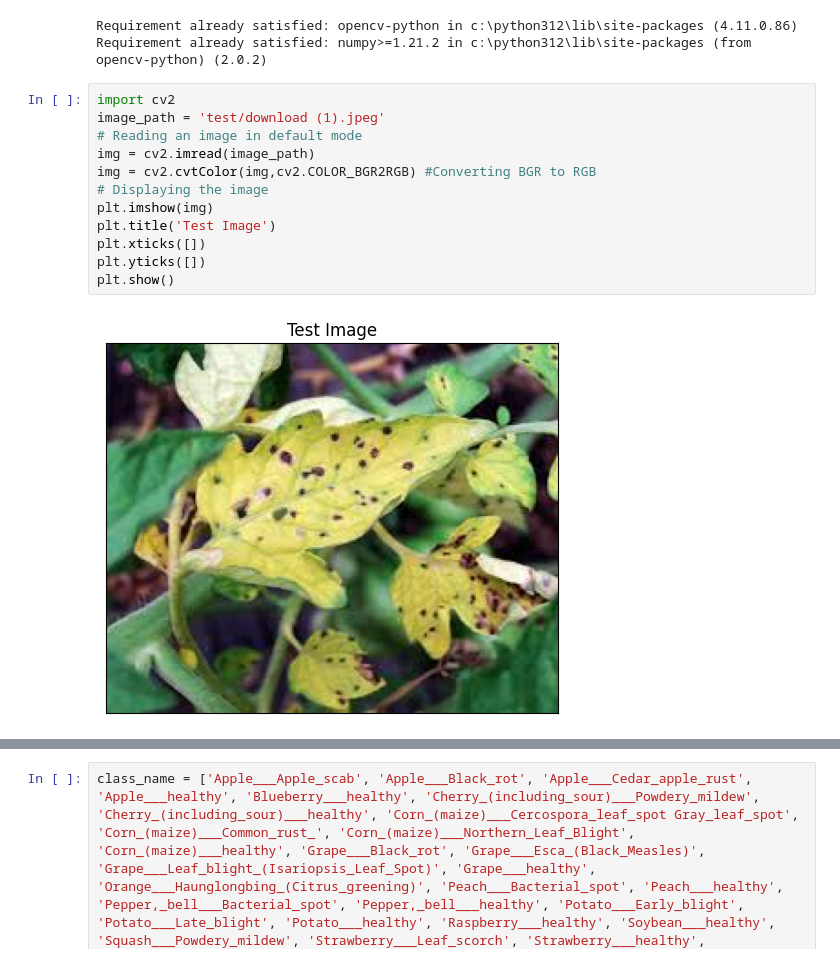
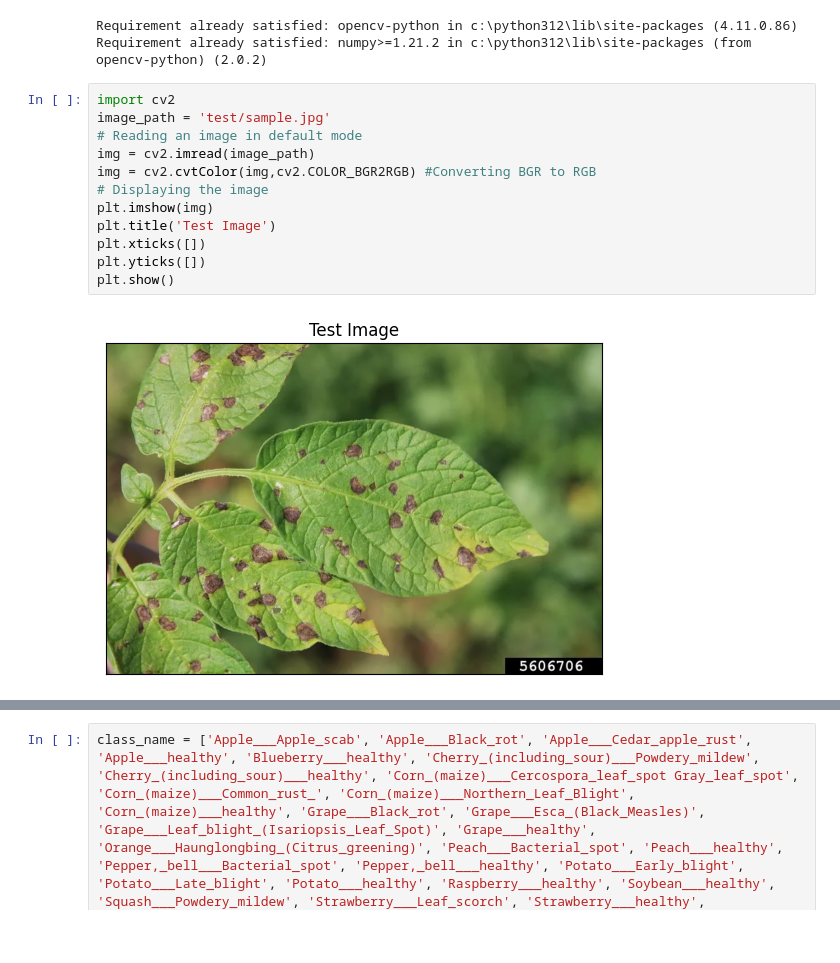
Before and after one commit to DanishVahora/leafcare, a Jupyter notebook: model_training/Plant_Disease_Dataset/Test_model.ipynb, the cells around one changed output, grey strips where cells are left out. Saved outputs shown, nothing was run; the diff lists cells and outputs as text; blank space fills up the shorter version.

```diff
--- a/model_training/Plant_Disease_Dataset/Test_model.ipynb
+++ b/model_training/Plant_Disease_Dataset/Test_model.ipynb
@@ -16,18 +16,18 @@ Requirement already satisfied: opencv-python in c:\python312\lib\site-packages (
 Requirement already satisfied: numpy>=1.21.2 in c:\python312\lib\site-packages (from opencv-python) (2.0.2)
 # %%
 import cv2
-image_path = 'test/download (1).jpeg'
+image_path = 'test/sample.jpg'
 # Reading an image in default mode
 img = cv2.imread(image_path)
 img = cv2.cvtColor(img,cv2.COLOR_BGR2RGB) #Converting BGR to RGB
 # Displaying the image
 plt.imshow(img)
 plt.title('Test Image')
 plt.xticks([])
 plt.yticks([])
 plt.show()
 # %% [output]
-[figure, old version]
+[figure, new version]
 # %%
 image = tf.keras.preprocessing.image.load_img(image_path,target_size=(128,128))
 input_arr = tf.keras.preprocessing.image.img_to_array(image)
```
Also changed, not shown: parts of 6 cells of this notebook, 26 other files.
